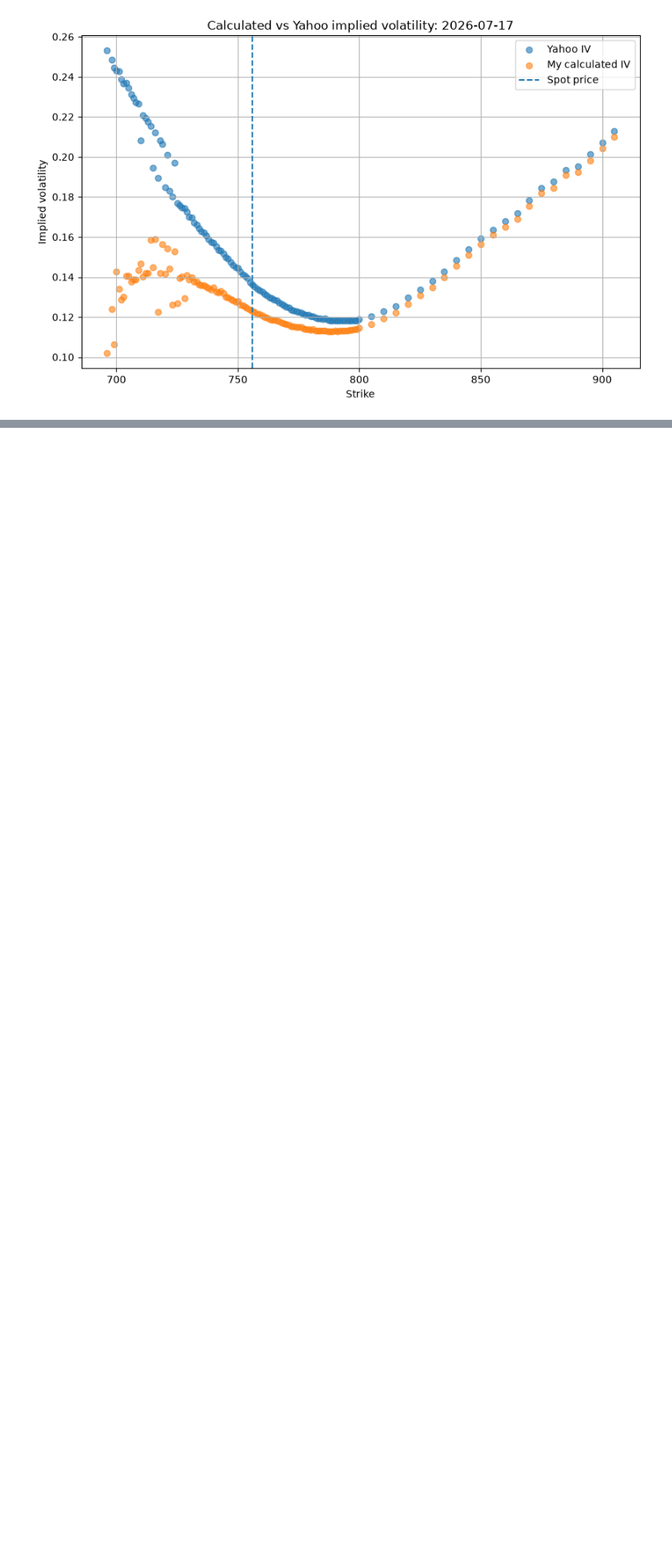
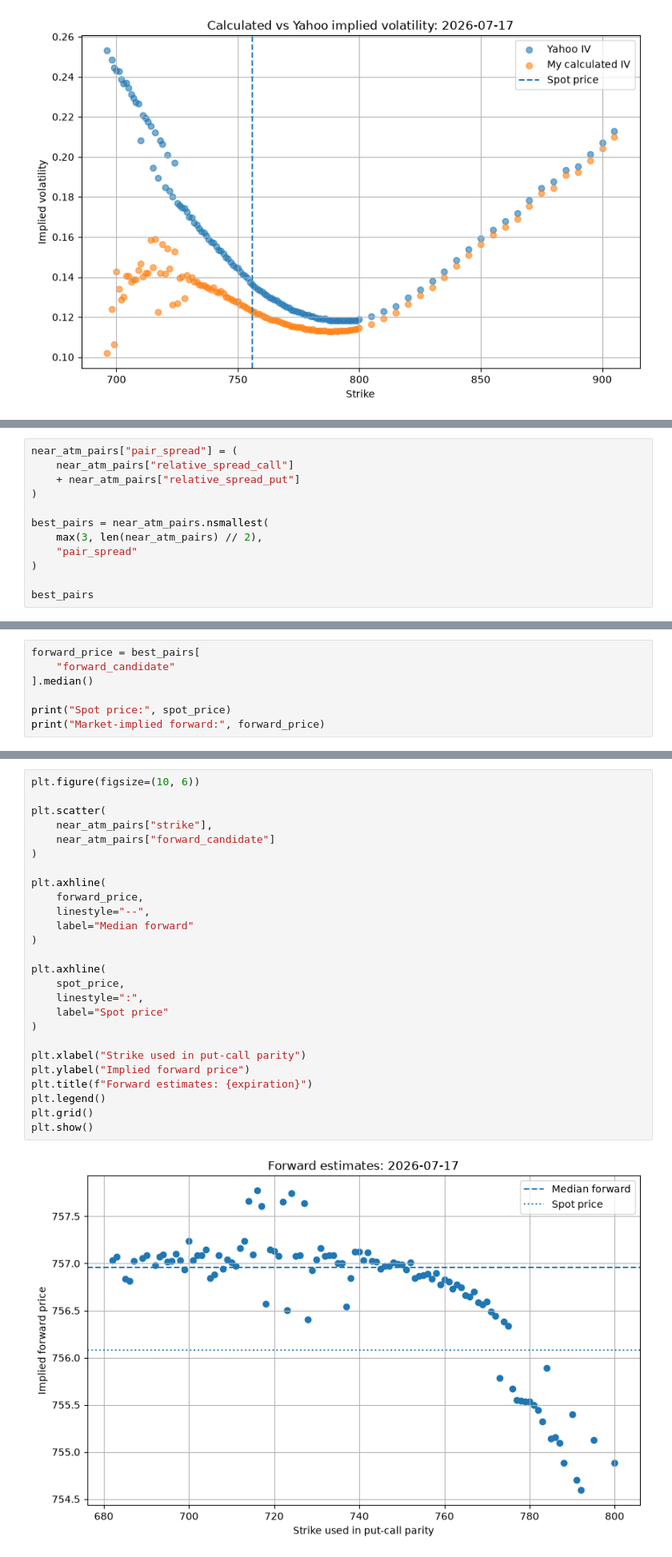
Before and after one commit to dmitrybudreyka/Quant_finance_nootebooks, a Jupyter notebook: implied_volatility_surface_project/estimation_of_an_OTC_opt.ipynb, the cells around one changed output, grey strips where cells are left out. Shown at 80% size. Saved outputs shown, nothing was run; the diff lists cells and outputs as text; blank space fills up the shorter version.

```diff
--- a/implied_volatility_surface_project/estimation_of_an_OTC_opt.ipynb
+++ b/implied_volatility_surface_project/estimation_of_an_OTC_opt.ipynb
@@ -372,0 +468,12 @@ plt.show()
+# %%
+near_atm_pairs["pair_spread"] = (
+    near_atm_pairs["relative_spread_call"]
+    + near_atm_pairs["relative_spread_put"]
+)
+
+best_pairs = near_atm_pairs.nsmallest(
+    max(3, len(near_atm_pairs) // 2),
+    "pair_spread"
+)
+
+best_pairs
@@ -372,0 +498,7 @@ plt.show()
+# %%
+forward_price = best_pairs[
+    "forward_candidate"
+].median()
+
+print("Spot price:", spot_price)
+print("Market-implied forward:", forward_price)
@@ -372,0 +508,28 @@ plt.show()
+# %%
+plt.figure(figsize=(10, 6))
+
+plt.scatter(
+    near_atm_pairs["strike"],
+    near_atm_pairs["forward_candidate"]
+)
+
+plt.axhline(
+    forward_price,
+    linestyle="--",
+    label="Median forward"
+)
+
+plt.axhline(
+    spot_price,
+    linestyle=":",
+    label="Spot price"
+)
+
+plt.xlabel("Strike used in put-call parity")
+plt.ylabel("Implied forward price")
+plt.title(f"Forward estimates: {expiration}")
+plt.legend()
+plt.grid()
+plt.show()
+# %% [output]
+[figure, added]
```
Also changed, not shown: parts of 24 cells of this notebook.
